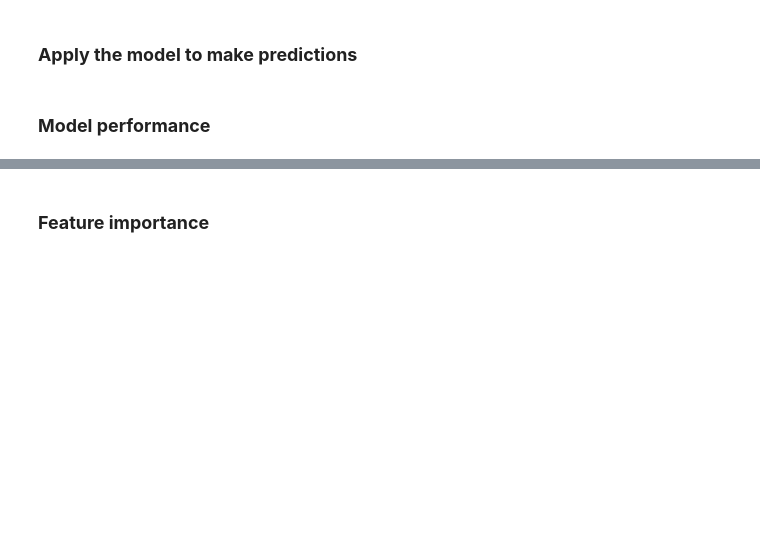
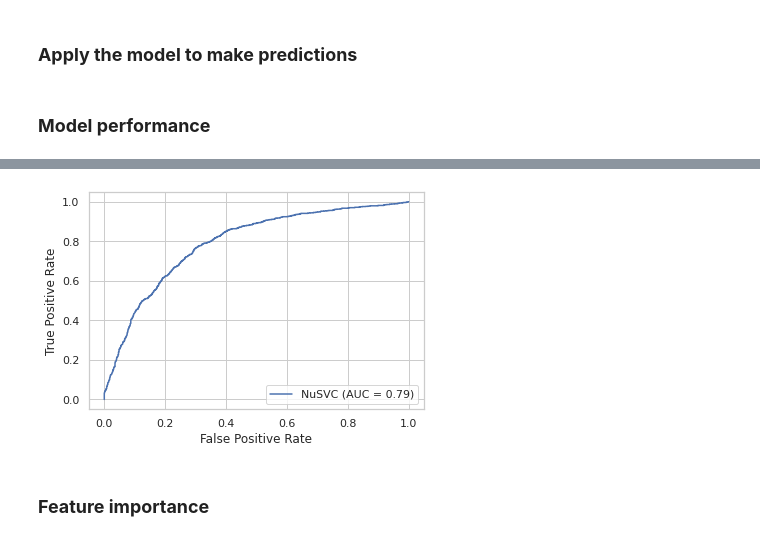
Before and after one commit to DanielAldas/RIIAA5.0_Workshop, a Jupyter notebook: Building_&_interpreting_Deep_AmPEP30_model.ipynb, the cells around one changed output, grey strips where cells are left out. Drawn from its saved outputs; the diff is of its cells as text; code cells hidden in the pictures; blank space fills up the shorter version.

```diff
--- a/Building_&_interpreting_Deep_AmPEP30_model.ipynb
+++ b/Building_&_interpreting_Deep_AmPEP30_model.ipynb
@@ -854,6 +880,8 @@ plt.show()
 # %%
-plot_roc_curve(rf, X_train, y_train)
+plot_roc_curve(clf, X_train, y_train)
 plt.show()
+# %% [output]
+[figure, added]
 # %% [markdown]
 ### **Feature importance**
 # %%
```
Also changed, not shown: parts of 13 cells of this notebook.
